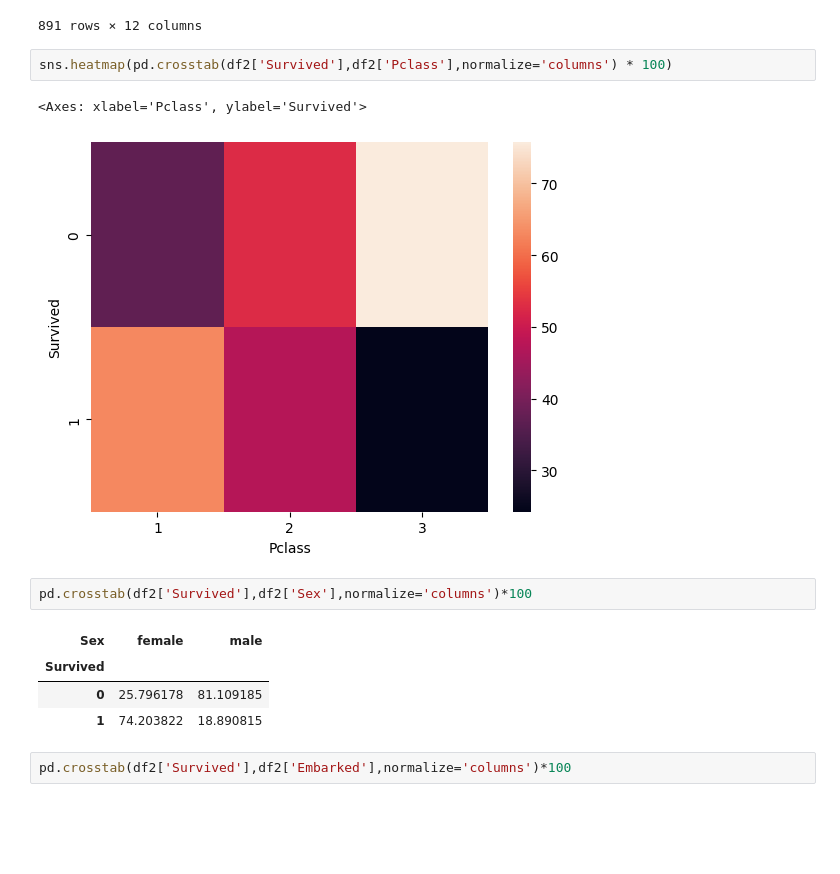
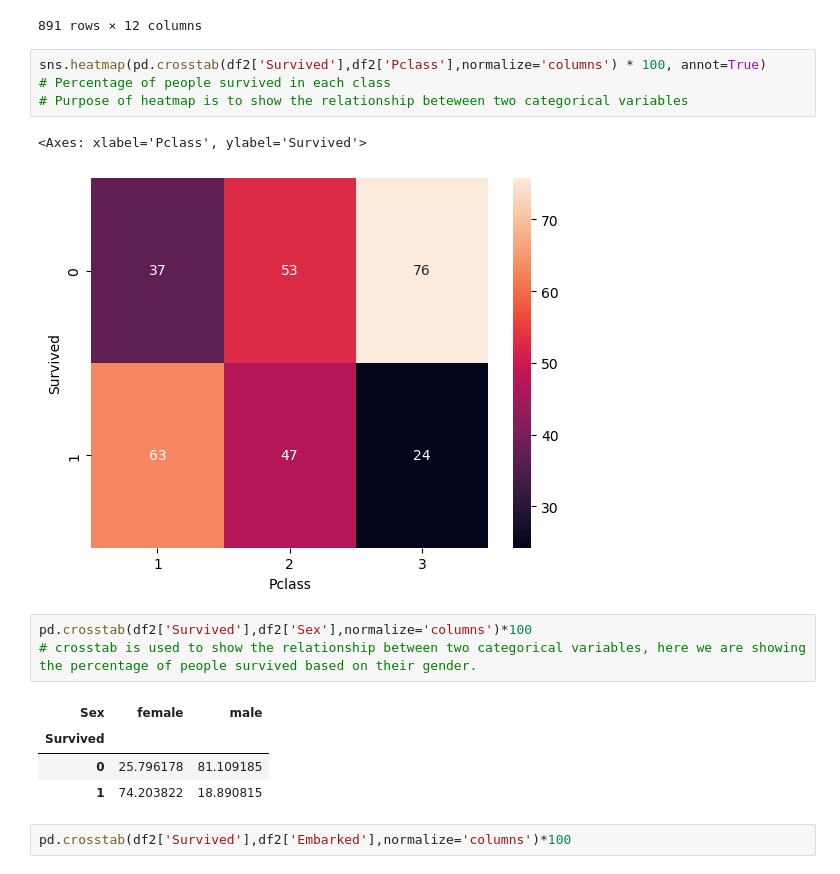
Before and after one commit to beniamine3155/Exploratory_Data_Analysis, a Jupyter notebook: eda.ipynb, the cells around one changed output. Drawn from its saved outputs; the diff is of its cells as text; blank space fills up the shorter version.

```diff
--- a/eda.ipynb
+++ b/eda.ipynb
@@ -428,12 +439,15 @@ df2
 | 890 | 891 | 0 | 3 | Dooley, Mr. Patrick | male | 32.0 | 0 | 0 | 370376 | 7.7500 | ... |
 891 rows × 12 columns
 # %%
-sns.heatmap(pd.crosstab(df2['Survived'],df2['Pclass'],normalize='columns') * 100)
+sns.heatmap(pd.crosstab(df2['Survived'],df2['Pclass'],normalize='columns') * 100, annot=True)
+# Percentage of people survived in each class
+# Purpose of heatmap is to show the relationship beteween two categorical variables
 # %% [output]
 <Axes: xlabel='Pclass', ylabel='Survived'>
-[figure, old version]
+[figure, new version]
 # %%
 pd.crosstab(df2['Survived'],df2['Sex'],normalize='columns')*100
+# crosstab is used to show the relationship between two categorical variables, here we are showing the percentage of people survived based on their gender.
 # %% [output]
 | Sex | female | male |
 | Survived |  |  |
```
Also changed, not shown: parts of 7 cells of this notebook.
